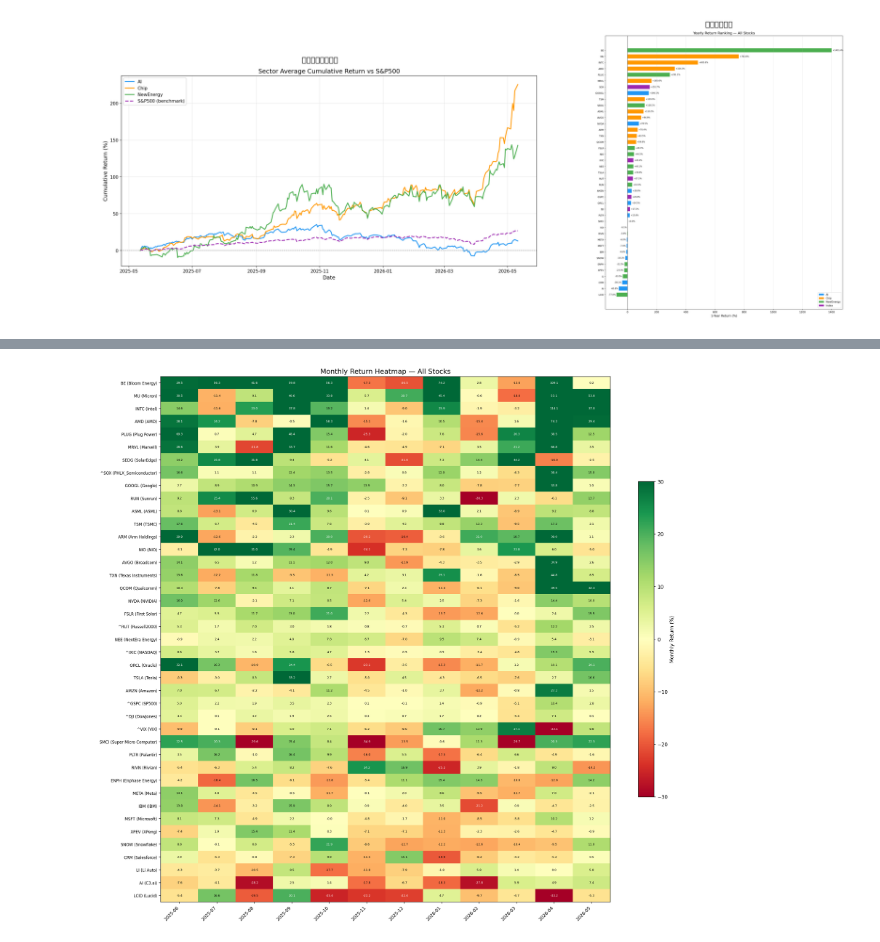
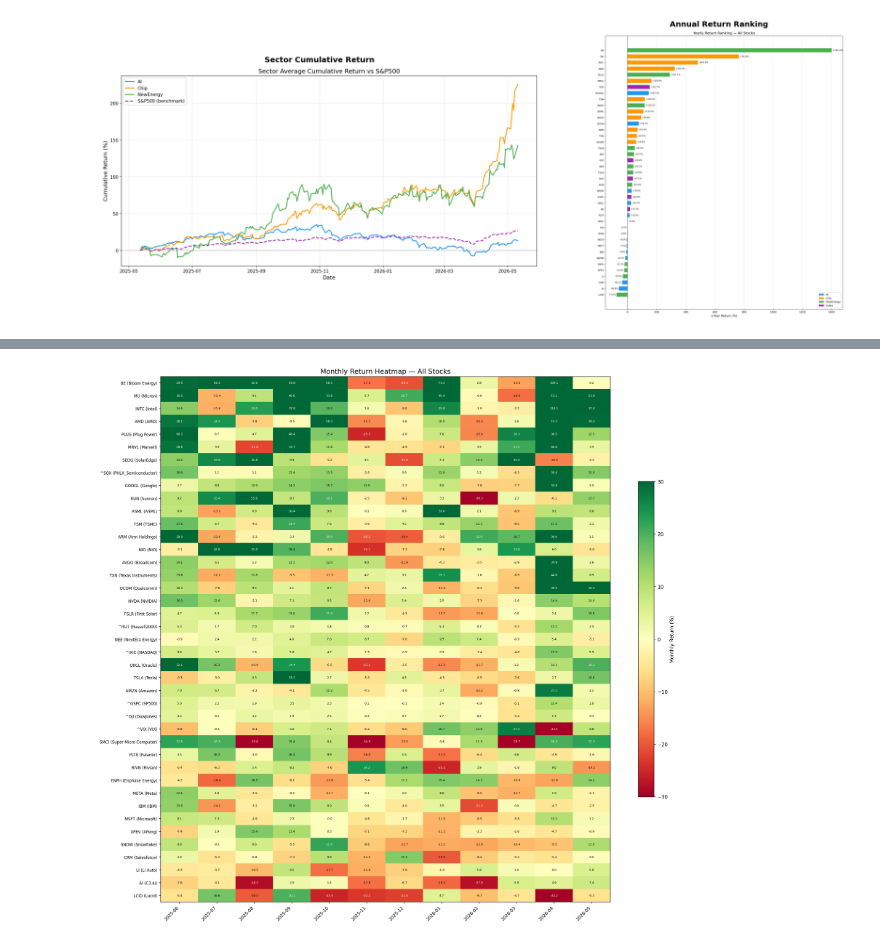
Before and after one commit to Key07211/AI-and-Chips-stock-analysis, a Jupyter notebook: report.ipynb, the cells around one changed output, grey strips where cells are left out. Cells and saved outputs as stored; diff of their text form; code cells hidden in the pictures.

```diff
--- a/report.ipynb
+++ b/report.ipynb
@@ -97,15 +96,15 @@ print(f"\n数据区间: {summary['Start'].iloc[0]} ~ {summary['End'].iloc[0]}  |
 # %%
 fig, (ax1, ax2) = plt.subplots(1, 2, figsize=(22, 8))
 ax1.imshow(mpimg.imread(str(CHART / "Part1_EDA/Step2_LineCharts/sector_cumulative_return.png")))
-ax1.set_title("板块累计收益对比", fontsize=14, fontweight="bold")
+ax1.set_title("Sector Cumulative Return", fontsize=14, fontweight="bold")
 ax1.axis("off")
 ax2.imshow(mpimg.imread(str(CHART / "Part1_EDA/Step3_Returns/yearly_return_ranking.png")))
-ax2.set_title("年度收益排名", fontsize=14, fontweight="bold")
+ax2.set_title("Annual Return Ranking", fontsize=14, fontweight="bold")
 ax2.axis("off")
 plt.tight_layout()
 plt.show()
 # %% [output]
-[figure, old version]
+[figure, new version]
 # %%
 perf = pd.read_csv(CHART / "Part1_EDA/Step2_LineCharts/performance_summary.csv")
 
```
Also changed, not shown: parts of 52 cells of this notebook.
